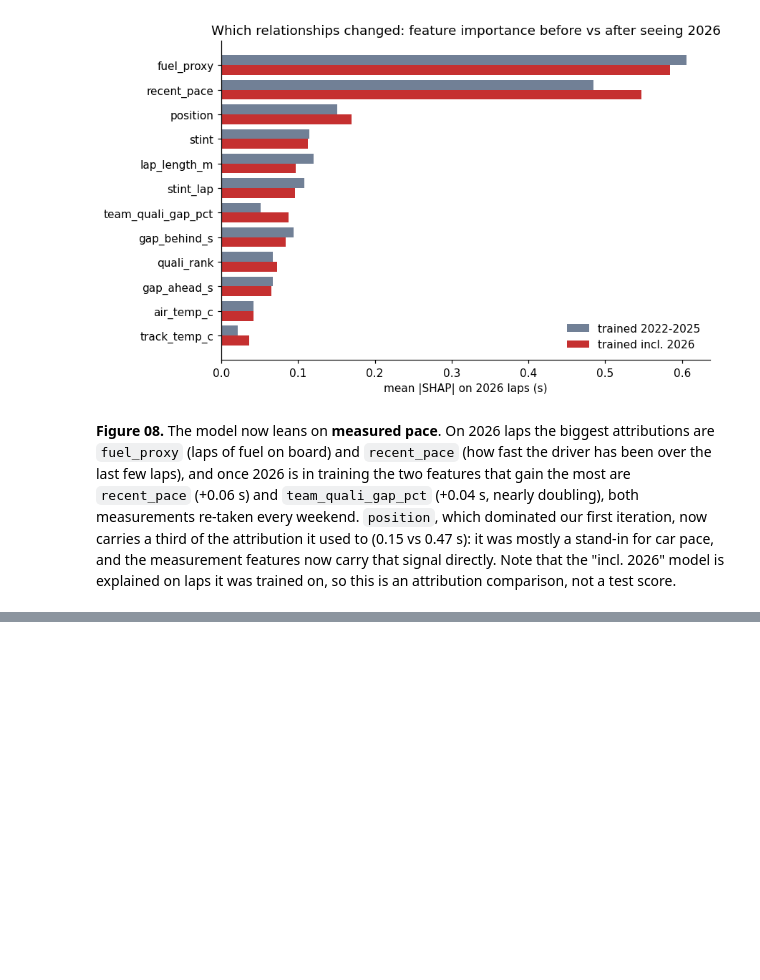
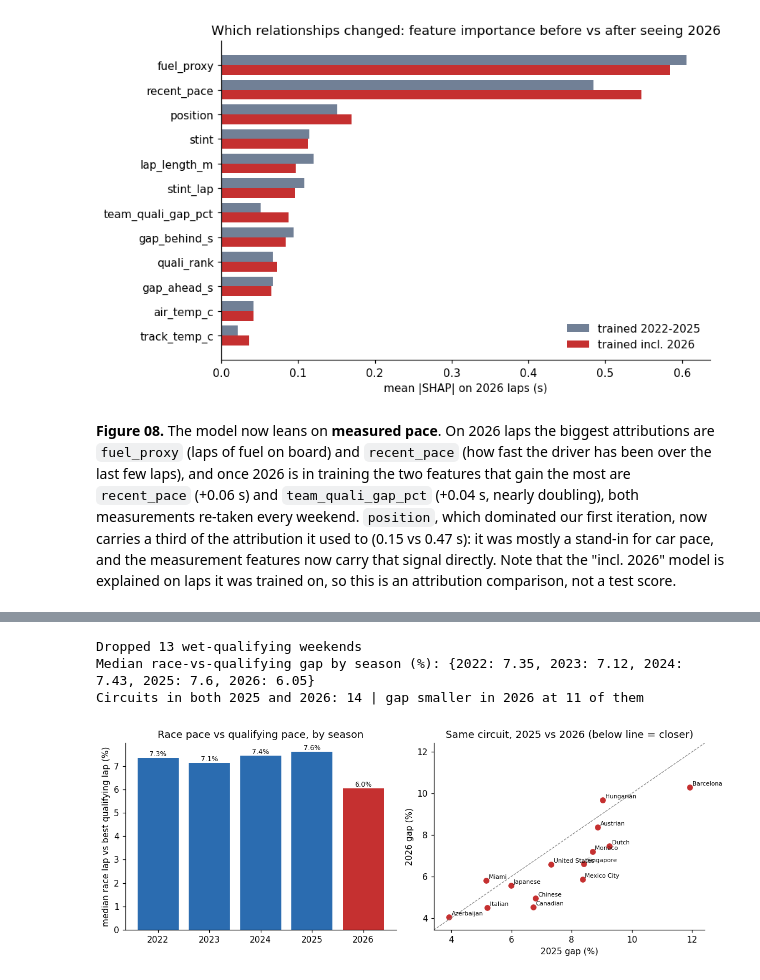
Before and after one commit to sagrawal11/DIS-ML-Final-Project, a Jupyter notebook: notebooks/07_diagnosis.ipynb, the cells around one changed output, grey strips where cells are left out. Drawn from its saved outputs; the diff is of its cells as text; code cells hidden in the pictures; blank space fills up the shorter version.

```diff
--- a/notebooks/07_diagnosis.ipynb
+++ b/notebooks/07_diagnosis.ipynb
@@ -12,6 +19,8 @@ import json
 import numpy as np, pandas as pd, matplotlib.pyplot as plt
 import xgboost as xgb
 from f1lap.features import encode_features
+from f1lap.clean import load_quali
+from f1lap.features import quali_features
 from f1lap.models import SEED, CONFIG_PATH, make_xgb
 
 np.random.seed(SEED)
@@ -23,6 +32,8 @@ y_all = df['lap_delta_s']
 FEATURE_COLS = list(X_all.columns)
 XGB_PARAMS = cfg['xgb_params']
 print('Feature set:', cfg['name'], '|', X_all.shape[1], 'features | params:', XGB_PARAMS)
+SEASONS = [2022, 2023, 2024, 2025, 2026]
+pd.set_option('future.no_silent_downcasting', True)
 # %% [output]
 Feature set: + weather (all) | 39 features | params: {'learning_rate': 0.01, 'max_depth': 5, 'min_child_weight': 400, 'n_estimators': 1000}
 # %% [markdown]
@@ -71,0 +156,30 @@ plt.tight_layout(); plt.savefig('figures/08_shap_comparison.png', dpi=150); plt.
+# %%
+ql = load_quali(SEASONS)
+wet_q = ql.groupby(['season', 'event']).compound.apply(lambda c: c.isin(['INTERMEDIATE', 'WET']).mean() > 0.05)
+wet_q = set(wet_q[wet_q].index)
+qb = quali_features(ql)[['season', 'event', 'driver', 'q_best']]
+qr = df.groupby(['season', 'event', 'circuit', 'driver']).lap_time_s.median().reset_index().merge(qb, on=['season', 'event', 'driver'])
+qr = qr[[(s, e) not in wet_q for s, e in zip(qr.season, qr.event)]]
+qr['gap_pct'] = (qr.lap_time_s / qr.q_best - 1) * 100
+print(f'Dropped {len(wet_q)} wet-qualifying weekends')
+by_season = qr.groupby('season').gap_pct.median().round(2)
+print('Median race-vs-qualifying gap by season (%):', by_season.to_dict())
+circ = qr.groupby(['circuit', 'season']).gap_pct.median().unstack('season')
+both = circ[[2025, 2026]].dropna()
+print(f'Circuits in both 2025 and 2026: {len(both)} | gap smaller in 2026 at {(both[2026] < both[2025]).sum()} of them')
+
+fig, axs = plt.subplots(1, 2, figsize=(10.5, 4))
+axs[0].bar(by_season.index.astype(str), by_season.values, color=['#2b6cb0'] * 4 + ['#c53030'])
+for x, v in zip(range(5), by_season.values): axs[0].text(x, v, f'{v:.1f}%', ha='center', va='bottom', fontsize=8)
+axs[0].set_ylabel('median race lap vs best qualifying lap (%)'); axs[0].set_title('Race pace vs qualifying pace, by season')
+axs[1].scatter(both[2025], both[2026], color='#c53030')
+for name, r in both.iterrows(): axs[1].annotate(name, (r[2025], r[2026]), fontsize=7, xytext=(3, 2), textcoords='offset points')
+lo, hi = both.values.min() - .5, both.values.max() + .5
+axs[1].plot([lo, hi], [lo, hi], color='grey', lw=.8, ls='--'); axs[1].set_xlim(lo, hi); axs[1].set_ylim(lo, hi)
+axs[1].set_xlabel('2025 gap (%)'); axs[1].set_ylabel('2026 gap (%)'); axs[1].set_title('Same circuit, 2025 vs 2026 (below line = closer)')
+plt.tight_layout(); plt.savefig('figures/17_quali_to_race_gap.png', dpi=150); plt.show()
+# %% [output]
+Dropped 13 wet-qualifying weekends
+Median race-vs-qualifying gap by season (%): {2022: 7.35, 2023: 7.12, 2024: 7.43, 2025: 7.6, 2026: 6.05}
+Circuits in both 2025 and 2026: 14 | gap smaller in 2026 at 11 of them
+[figure, added]
```
Also changed, not shown: parts of 15 cells of this notebook, 7 other files.
